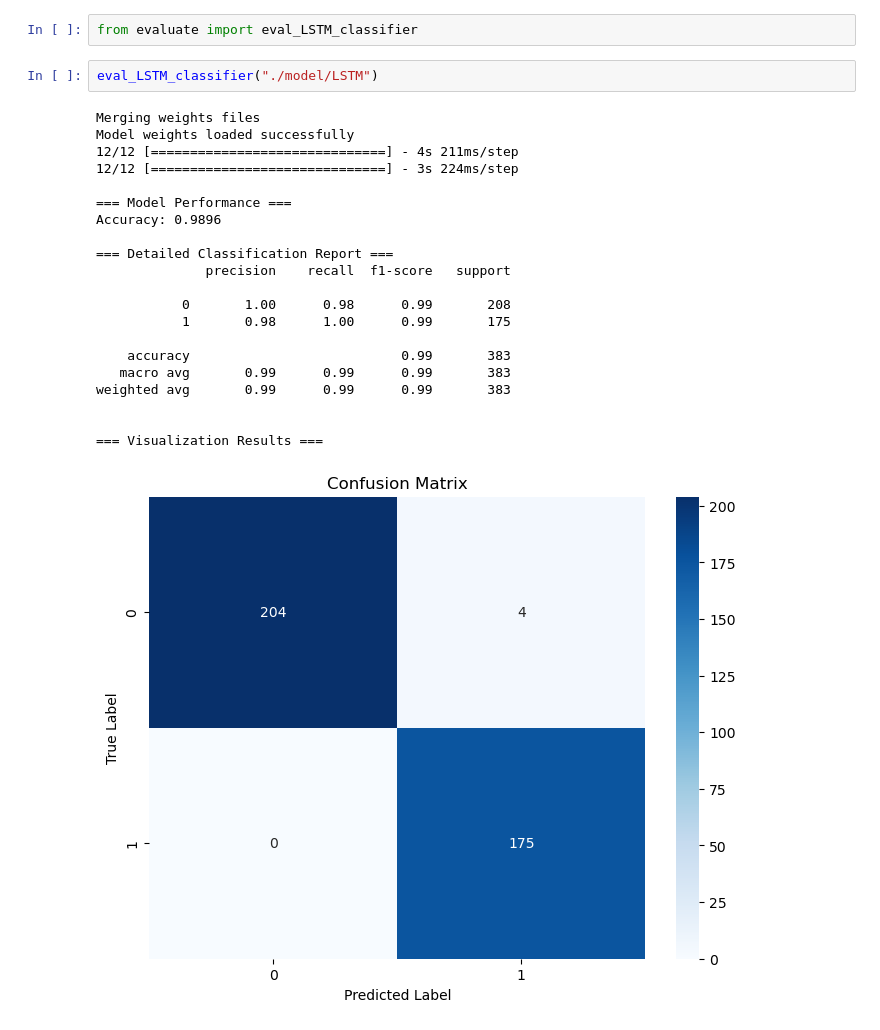
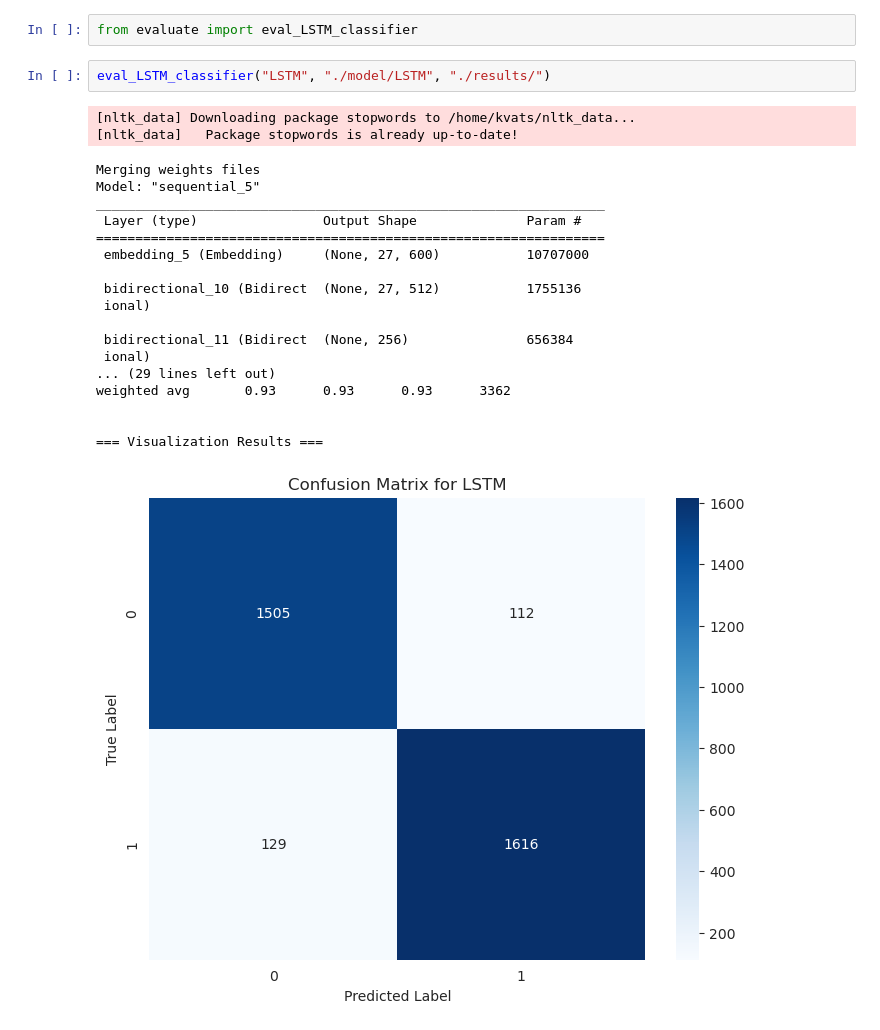
Before and after one commit to kabir-vats/ECE-143-Final-Project, a Jupyter notebook: notebooks/LSTM_Demo.ipynb, the cells around one changed output. Saved outputs shown, nothing was run; the diff lists cells and outputs as text.

Commit message:
finalize lstm

```diff
--- a/notebooks/LSTM_Demo.ipynb
+++ b/notebooks/LSTM_Demo.ipynb
@@ -456,26 +117,25 @@ here
 # %%
 from evaluate import eval_LSTM_classifier
 # %%
-eval_LSTM_classifier("./model/LSTM")
+eval_LSTM_classifier("LSTM", "./model/LSTM", "./results/")
 # %% [output]
-Merging weights files
-Model weights loaded successfully
-12/12 [==============================] - 4s 211ms/step
-12/12 [==============================] - 3s 224ms/step
-
-=== Model Performance ===
-Accuracy: 0.9896
-
-=== Detailed Classification Report ===
-              precision    recall  f1-score   support
-
-           0       1.00      0.98      0.99       208
-           1       0.98      1.00      0.99       175
-
-    accuracy                           0.99       383
-   macro avg       0.99      0.99      0.99       383
-weighted avg       0.99      0.99      0.99       383
-
-
-=== Visualization Results ===
+[nltk_data] Downloading package stopwords to /home/kvats/nltk_data...
+[nltk_data]   Package stopwords is already up-to-date!
+Merging weights files
+Model: "sequential_5"
+_________________________________________________________________
+ Layer (type)                Output Shape              Param #
+=================================================================
+ embedding_5 (Embedding)     (None, 27, 600)           10707000
+
+ bidirectional_10 (Bidirect  (None, 27, 512)           1755136
+ ional)
+
+ bidirectional_11 (Bidirect  (None, 256)               656384
+ ional)
+... (29 lines left out)
+weighted avg       0.93      0.93      0.93      3362
+
+
+=== Visualization Results ===
-[figure, old version]
+[figure, new version]
```
Also changed, not shown: parts of 13 cells of this notebook, 12 other files.
